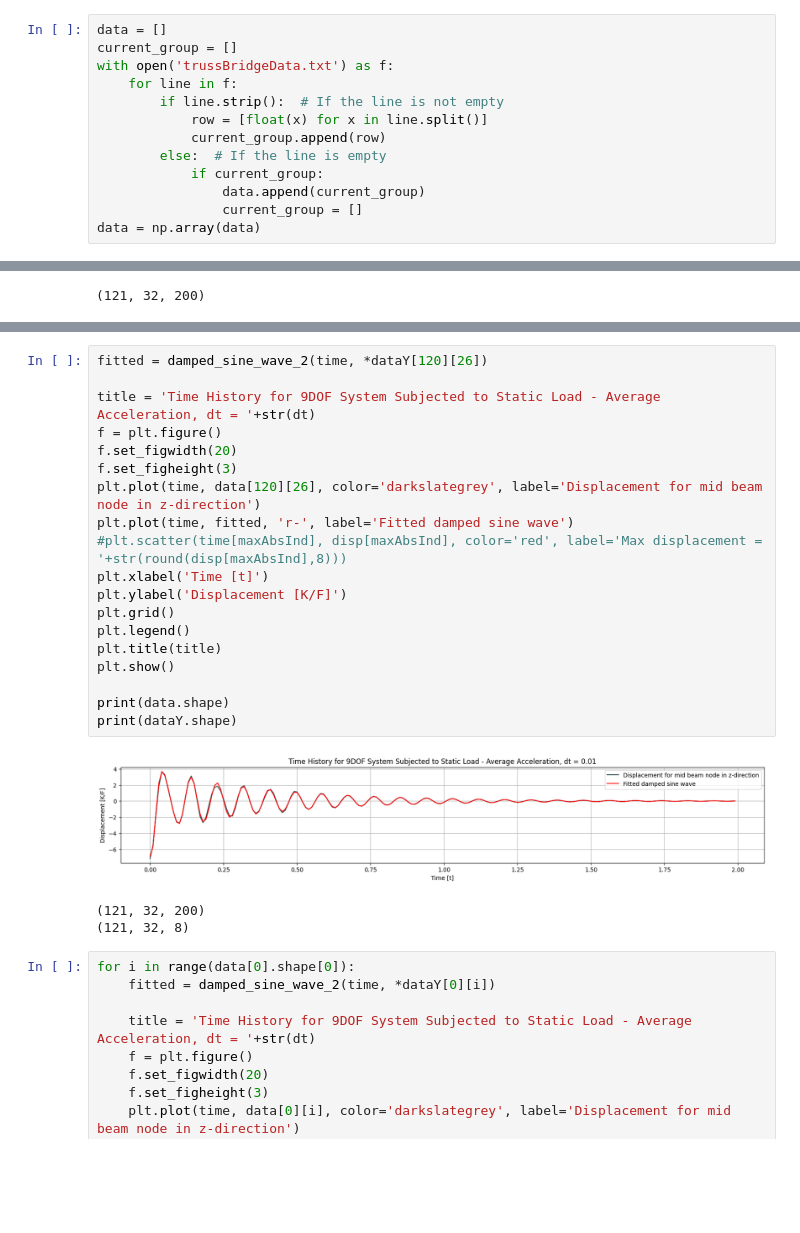
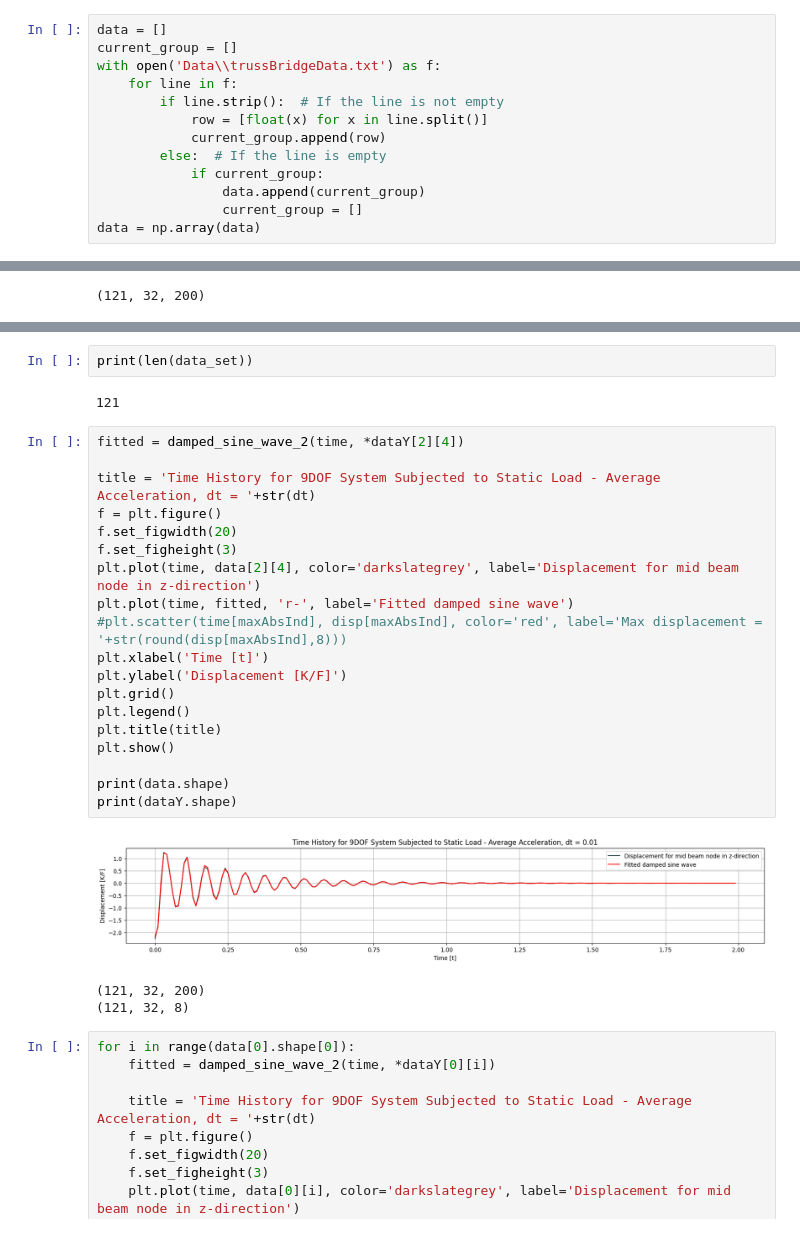
Before and after one commit to hermanliaboe/VelociraptorAI, a Jupyter notebook: GNN/TrussGNN/TrussML copy.ipynb, the cells around one changed output, grey strips where cells are left out. Cells and saved outputs as stored; diff of their text form; blank space fills up the shorter version.

```diff
--- a/GNN/TrussGNN/TrussML copy.ipynb
+++ b/GNN/TrussGNN/TrussML copy.ipynb
@@ -14,7 +14,7 @@ def damped_sine_wave_2(t, A1, omega1, phi1, alpha1, A2, omega2, phi2, alpha2):
 # %%
 data = []
 current_group = []
-with open('trussBridgeData.txt') as f:
+with open('Data\\trussBridgeData.txt') as f:
     for line in f:
         if line.strip():  # If the line is not empty
             row = [float(x) for x in line.split()]
@@ -119,24 +115,28 @@ Data(x=[32, 4], edge_index=[2, 136], y=[32, 8])
+# %%
+print(len(data_set))
+# %% [output]
+121
 # %%
-fitted = damped_sine_wave_2(time, *dataY[120][26])
+fitted = damped_sine_wave_2(time, *dataY[2][4])
 
 title = 'Time History for 9DOF System Subjected to Static Load - Average Acceleration, dt = '+str(dt)
 f = plt.figure()
 f.set_figwidth(20)
 f.set_figheight(3)
-plt.plot(time, data[120][26], color='darkslategrey', label='Displacement for mid beam node in z-direction')
+plt.plot(time, data[2][4], color='darkslategrey', label='Displacement for mid beam node in z-direction')
 plt.plot(time, fitted, 'r-', label='Fitted damped sine wave')
 #plt.scatter(time[maxAbsInd], disp[maxAbsInd], color='red', label='Max displacement = '+str(round(disp[maxAbsInd],8)))
 plt.xlabel('Time [t]')
 plt.ylabel('Displacement [K/F]')
 plt.grid()
 plt.legend()
 plt.title(title)
 plt.show()
 
 print(data.shape)
 print(dataY.shape)
 # %% [output]
-[figure, old version]
+[figure, new version]
 (121, 32, 200)
 (121, 32, 8)
 # %%
```
Also changed, not shown: parts of 5 cells of this notebook, 10 other files.
